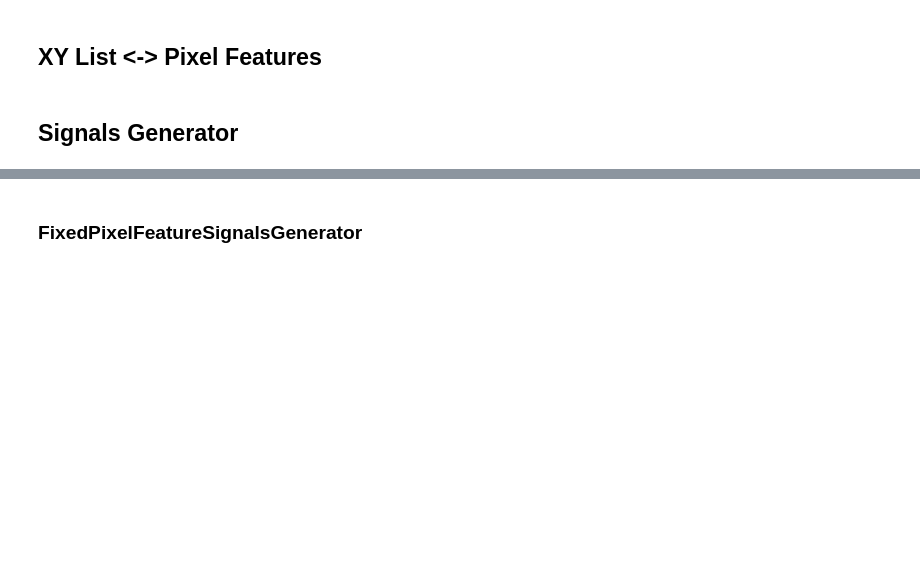
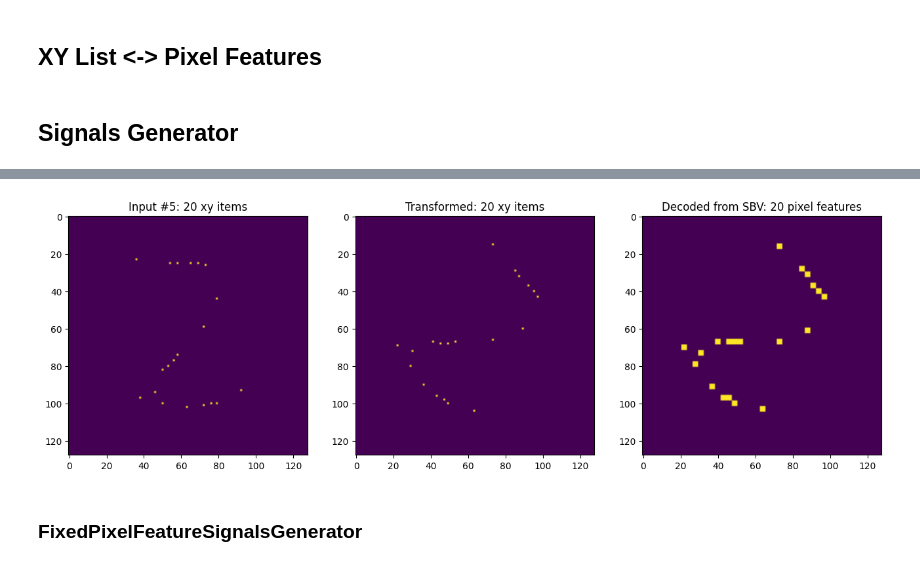
Before and after one commit to kocherovms/neurovision, a Jupyter notebook: mnist_recognition/transf_learn13.ipynb, the cells around one changed output, grey strips where cells are left out. Saved outputs shown, nothing was run; the diff lists cells and outputs as text; code cells hidden in the pictures; blank space fills up the shorter version.

```diff
--- a/mnist_recognition/transf_learn13.ipynb
+++ b/mnist_recognition/transf_learn13.ipynb
@@ -763,0 +774,6 @@ def get_signals_generator(transf, signals_count, image_variants_count):
+# %%
+generator = RealImageSignalsGenerator(TRANSF, 100, 10)
+# %%
+%%time
+sgr = generator()
+signal_ind = 0
@@ -764,3 +783,21 @@ def get_signals_generator(transf, signals_count, image_variants_count):
+# %%
+# signal_ind = RNG.choice(len(sgr.signals_output))
+# signal_ind = 19
+signal_ind = (signal_ind + 1) % len(sgr.signals_output)
+pixel_feature_inds = debundle_sbv(sgr.signals_output[signal_ind], PIXEL_FEATURE_SBVS, HP_SIGNAL_VEC_NON_ZERO_BITS)
+bm_output = PIXEL_FEATURE_BITMAP_MASKS[pixel_feature_inds].sum(axis=0)
+bm_output = xp_array_from_gpu(bm_output)
+
+fig, (ax1, ax2, ax3) = plt.subplots(1, 3)
+fig.set_figwidth(16)
+ax1.set_title(f'Input #{signal_ind}: {sgr.signal_xy_lists_input[signal_ind].shape[0]} xy items')
+ax1.imshow(vec_to_square_matrix(xy_list_to_ohe_vec(sgr.signal_xy_lists_input[signal_ind])))
+ax2.set_title(f'Transformed: {sgr.signal_xy_lists_output[signal_ind].shape[0]} xy items')
+ax2.imshow(vec_to_square_matrix(xy_list_to_ohe_vec(sgr.signal_xy_lists_output[signal_ind])))
+ax3.set_title(f'Decoded from SBV: {np.count_nonzero(pixel_feature_inds)} pixel features')
+ax3.imshow(vec_to_square_matrix(bm_output));
+# %% [output]
+[figure, added]
 # %% [markdown]
 ### FixedPixelFeatureSignalsGenerator
 # %%
```
Also changed, not shown: parts of 14 cells of this notebook, 1 other file.
